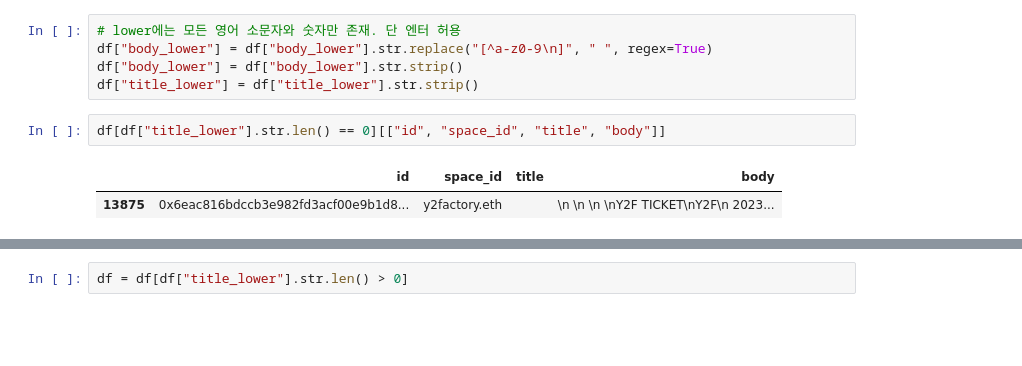
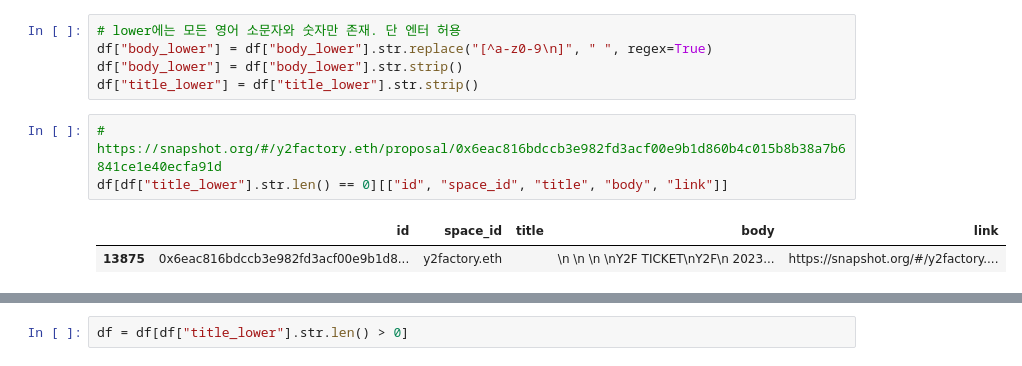
Before and after one commit to snu-digital-finance/dao-proposal, a Jupyter notebook: remove_sim.ipynb, the cells around one changed output, grey strips where cells are left out. Cells and saved outputs as stored; diff of their text form; blank space fills up the shorter version.

Commit message:
FEAT: remove resubmit title

```diff
--- a/remove_sim.ipynb
+++ b/remove_sim.ipynb
@@ -52,9 +52,10 @@ df["body_lower"] = df["body_lower"].str.replace("[^a-z0-9\n]", " ", regex=True)
 df["body_lower"] = df["body_lower"].str.strip()
 df["title_lower"] = df["title_lower"].str.strip()
 # %%
-df[df["title_lower"].str.len() == 0][["id", "space_id", "title", "body"]]
+# https://snapshot.org/#/y2factory.eth/proposal/0x6eac816bdccb3e982fd3acf00e9b1d860b4c015b8b38a7b6841ce1e40ecfa91d
+df[df["title_lower"].str.len() == 0][["id", "space_id", "title", "body", "link"]]
 # %% [output]
-|  | id | space_id | title | body |
-| 13875 | 0x6eac816bdccb3e982fd3acf00e9b1d8... | y2factory.eth |  | \n \n \n \nY2F TICKET\nY2F\n 2023... |
+|  | id | space_id | title | body | link |
+| 13875 | 0x6eac816bdccb3e982fd3acf00e9b1d8... | y2factory.eth |  | \n \n \n \nY2F TICKET\nY2F\n 2023... | https://snapshot.org/#/y2factory.... |
 # %%
 temp = df[df["body_lower"].str.len() == 0][["id", "space_id", "title", "body", "link", "Class A", "Class B", "Class C"]]
```
Also changed, not shown: parts of 13 cells of this notebook, 3 other files.
